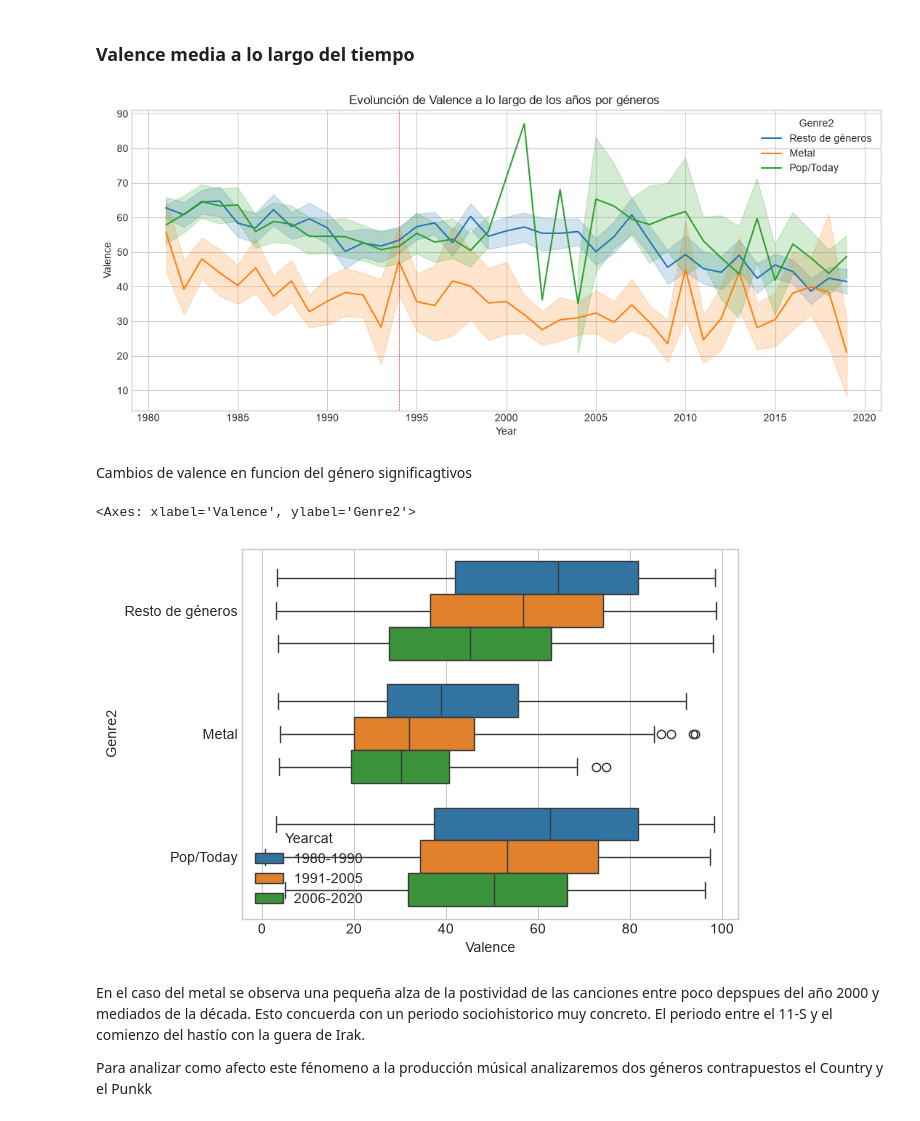
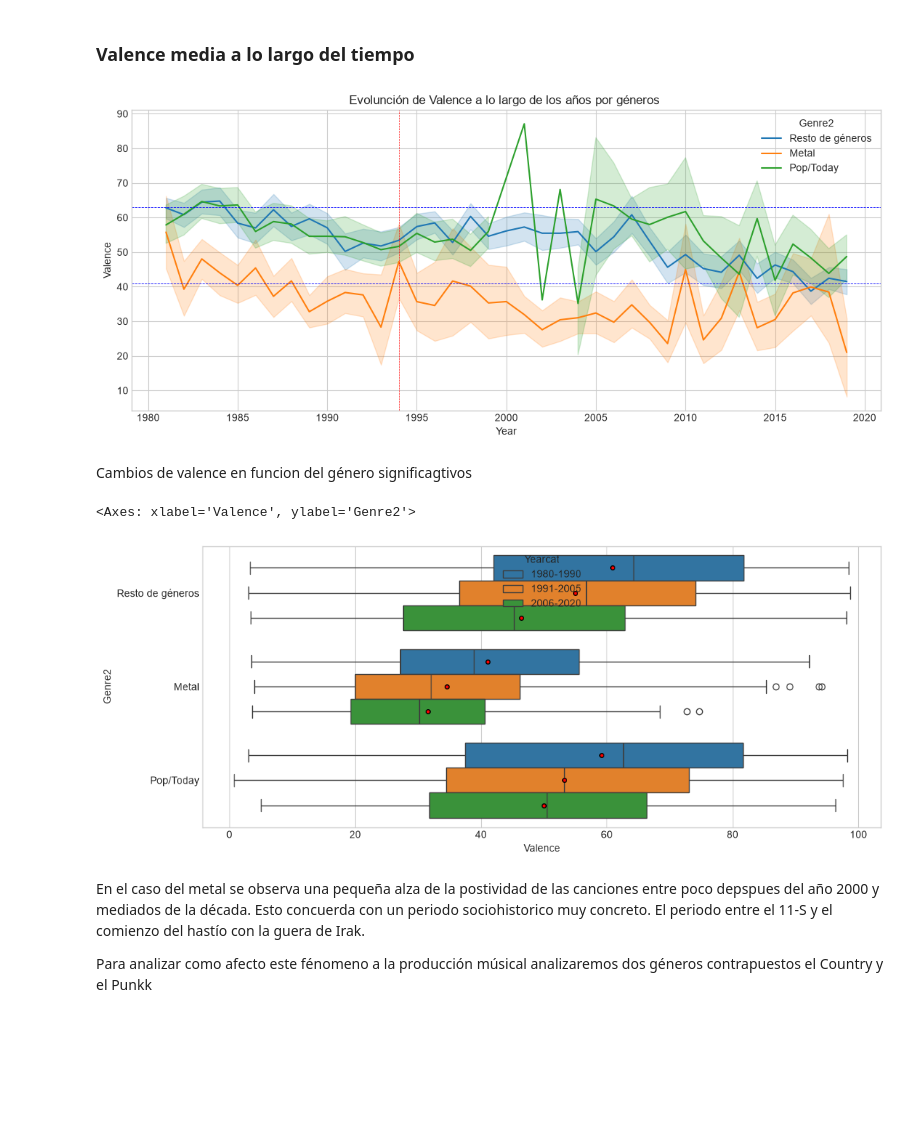
Before and after one commit to sanvik90/EDA_Iker, a Jupyter notebook: EDA_Iker_Notebook.ipynb, the cells around one changed output. Cells and saved outputs as stored; diff of their text form; code cells hidden in the pictures; blank space fills up the shorter version.

```diff
--- a/EDA_Iker_Notebook.ipynb
+++ b/EDA_Iker_Notebook.ipynb
@@ -126,11 +163,12 @@ Por un lado tendremos la categoría metal. Por el otro tenemos al Pop y a la mú
 df["Genre2"] = np.select(
     [
         df["Genre"] == "Metal",
-        df["Genre"].isin(["Pop", "Today"])
+        df["Genre"].isin(["Pop", "Today"]),
+
     ],
     [
         "Metal",
-        "Pop/Today"
+        "Pop/Today",
     ],
     default="Resto de géneros"
 )
@@ -416,17 +490,28 @@ sns.lineplot(data = df, x = "Year", y = "Valence", hue = "Genre2")
 plt.title("Evolunción de Valence a lo largo de los años por géneros ")
 plt.tight_layout()
 plt.axvline(x=1994, color='red', linestyle='--', linewidth=0.5)
+plt.axhline(y=63, color='blue', linestyle='--', linewidth=0.6)
+plt.axhline(y=41, color='blue', linestyle='--', linewidth=0.6)
+
+
 
 plt.show()
 # %% [output]
-[figure, old version]
+[figure, new version]
 # %% [markdown]
 Cambios de valence en funcion del género significagtivos
 # %%
-sns.boxplot(data = df, x = "Valence", y= "Genre2" ,hue = "Yearcat")
+plt.figure(figsize=(12,5))
+
+sns.boxplot(data = df, x = "Valence", y= "Genre2" ,hue = "Yearcat", showmeans=True,  meanprops={
+        "marker": "o",
+        "markerfacecolor": "red",
+        "markeredgecolor": "black",
+        "markersize": 4
+    })
 # %% [output]
 <Axes: xlabel='Valence', ylabel='Genre2'>
-[figure, old version]
+[figure, new version]
 # %% [markdown]
 En el caso del metal se observa una pequeña alza de la postividad de las canciones entre poco depspues del año 2000 y mediados de la década. Esto concuerda con un periodo sociohistorico muy concreto. El periodo entre el 11-S y el comienzo del hastío con la guera de Irak.
 
```
Also changed, not shown: parts of 23 cells of this notebook, 1 other file.
